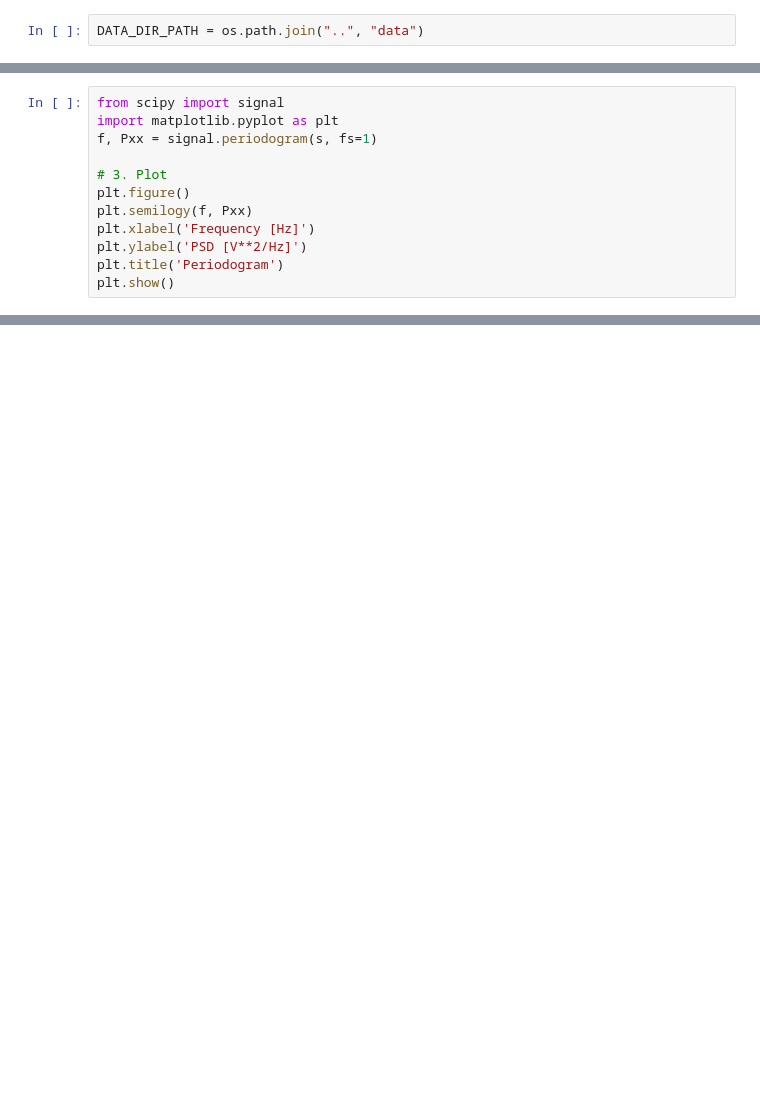
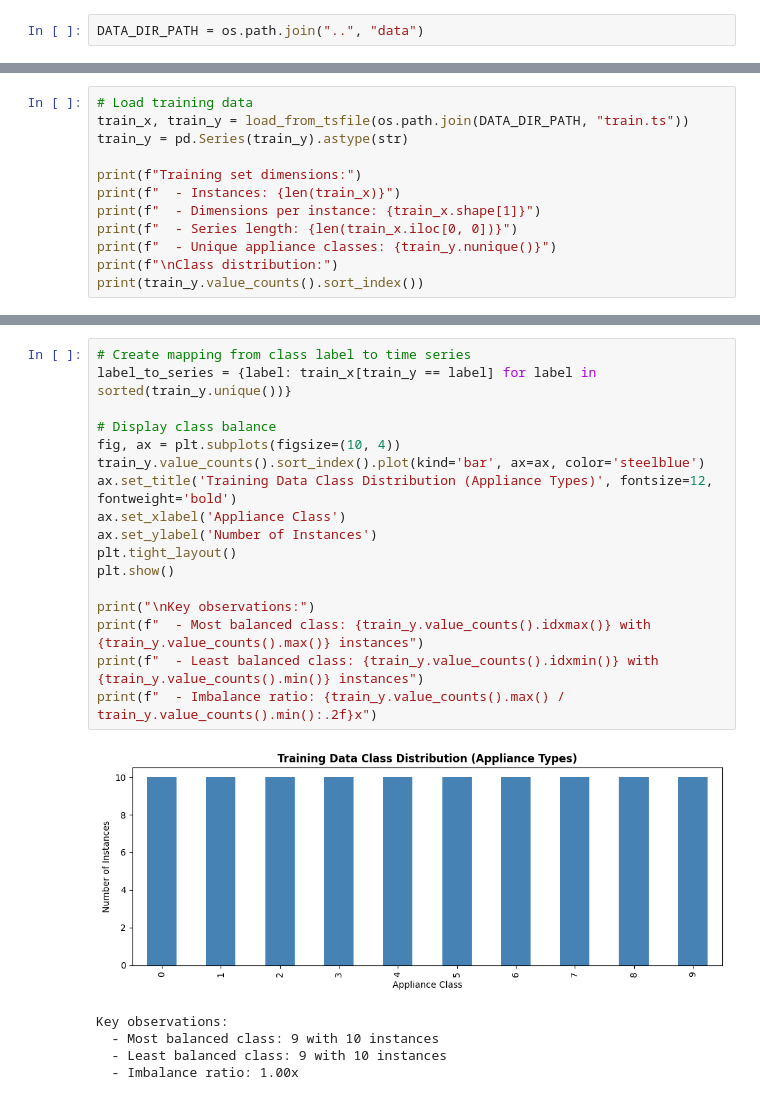
Before and after one commit to abdelaliMokhati/ts-classification, a Jupyter notebook: notebooks/main.ipynb, the cells around one changed output, grey strips where cells are left out. Saved outputs shown, nothing was run; the diff lists cells and outputs as text; blank space fills up the shorter version.

```diff
--- a/notebooks/main.ipynb
+++ b/notebooks/main.ipynb
@@ -124,12 +28,0 @@ s = train_x.iloc[np.random.randint(0, N), 0][:50]
-# %%
-from scipy import signal
-import matplotlib.pyplot as plt
-f, Pxx = signal.periodogram(s, fs=1)
-
-# 3. Plot
-plt.figure()
-plt.semilogy(f, Pxx)
-plt.xlabel('Frequency [Hz]')
-plt.ylabel('PSD [V**2/Hz]')
-plt.title('Periodogram')
-plt.show()
@@ -340,0 +34,12 @@ Submission saved to: ../data/submission/y_pred.csv
+# %%
+# Load training data
+train_x, train_y = load_from_tsfile(os.path.join(DATA_DIR_PATH, "train.ts"))
+train_y = pd.Series(train_y).astype(str)
+
+print(f"Training set dimensions:")
+print(f"  - Instances: {len(train_x)}")
+print(f"  - Dimensions per instance: {train_x.shape[1]}")
+print(f"  - Series length: {len(train_x.iloc[0, 0])}")
+print(f"  - Unique appliance classes: {train_y.nunique()}")
+print(f"\nClass distribution:")
+print(train_y.value_counts().sort_index())
@@ -340,0 +78,23 @@ Submission saved to: ../data/submission/y_pred.csv
+# %%
+# Create mapping from class label to time series
+label_to_series = {label: train_x[train_y == label] for label in sorted(train_y.unique())}
+
+# Display class balance
+fig, ax = plt.subplots(figsize=(10, 4))
+train_y.value_counts().sort_index().plot(kind='bar', ax=ax, color='steelblue')
+ax.set_title('Training Data Class Distribution (Appliance Types)', fontsize=12, fontweight='bold')
+ax.set_xlabel('Appliance Class')
+ax.set_ylabel('Number of Instances')
+plt.tight_layout()
+plt.show()
+
+print("\nKey observations:")
+print(f"  - Most balanced class: {train_y.value_counts().idxmax()} with {train_y.value_counts().max()} instances")
+print(f"  - Least balanced class: {train_y.value_counts().idxmin()} with {train_y.value_counts().min()} instances")
+print(f"  - Imbalance ratio: {train_y.value_counts().max() / train_y.value_counts().min():.2f}x")
+# %% [output]
+[figure, added]
+Key observations:
+  - Most balanced class: 9 with 10 instances
+  - Least balanced class: 9 with 10 instances
+  - Imbalance ratio: 1.00x
```
Also changed, not shown: parts of 55 cells of this notebook.
